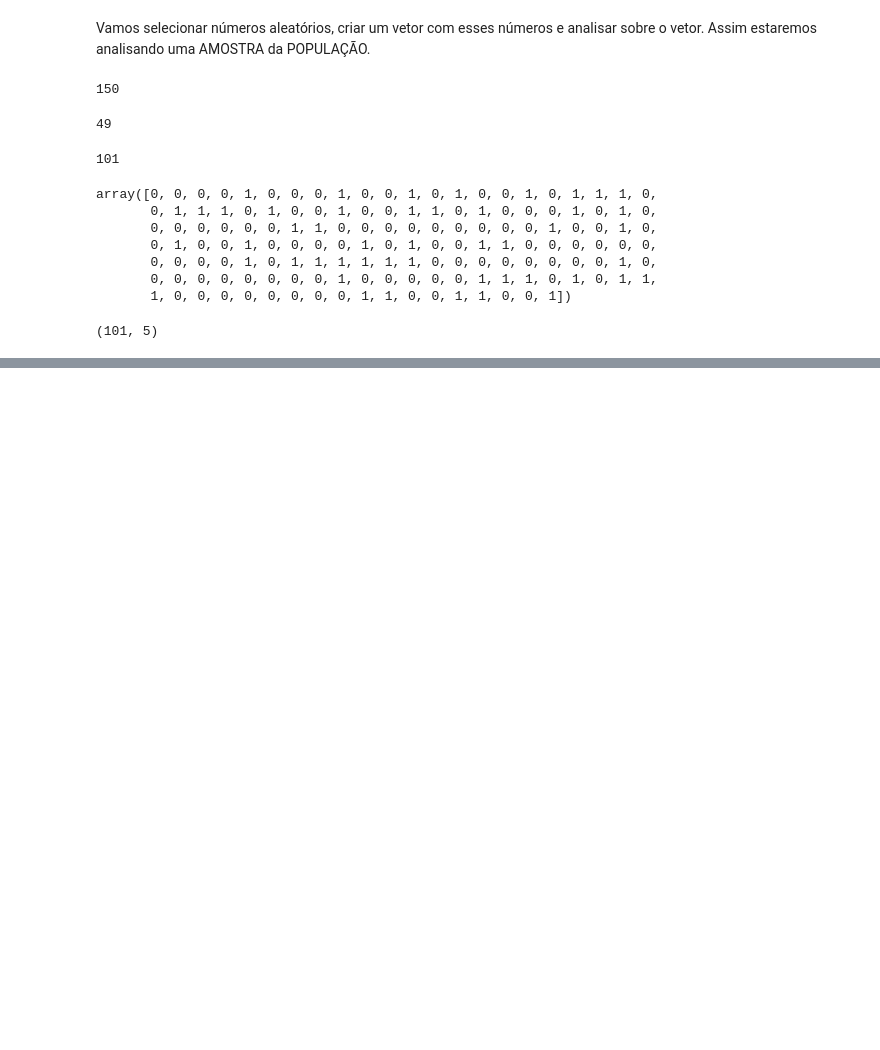
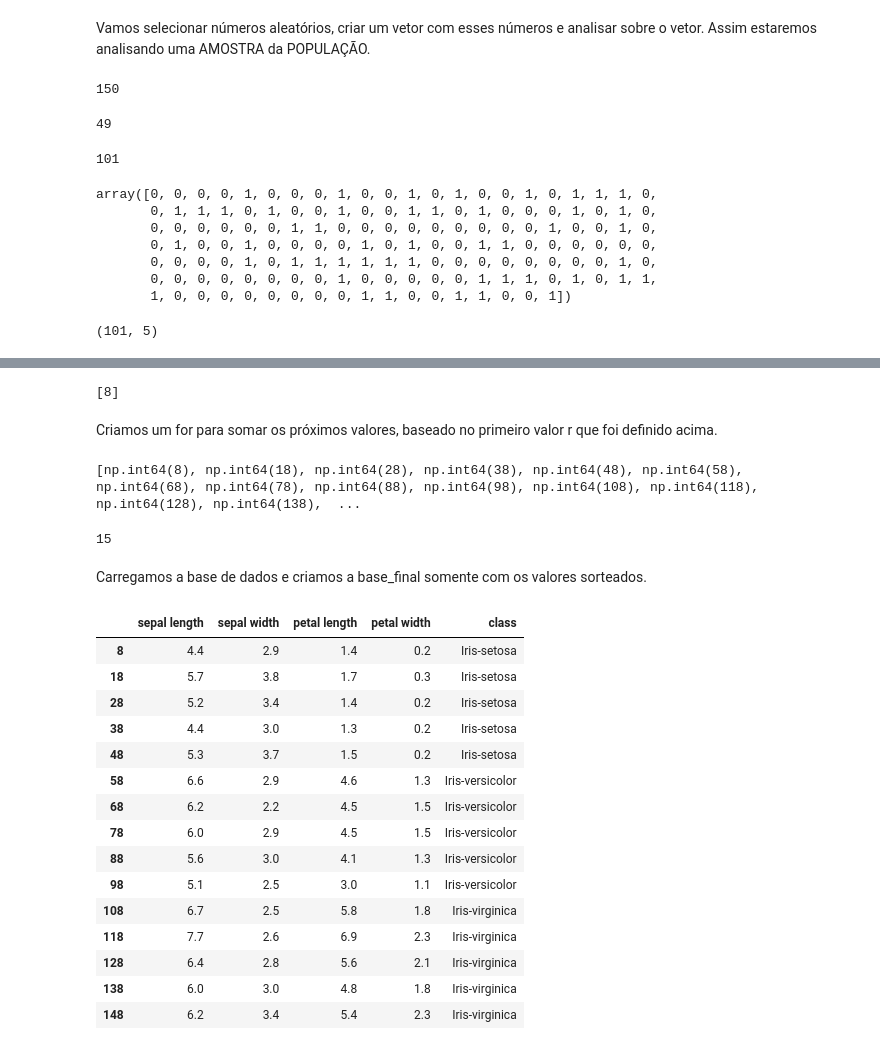
Before and after one commit to DiegoRCarvalho/analise-de-dados-python, a Jupyter notebook: analise_dados_python.ipynb, the cells around one changed output, grey strips where cells are left out. Drawn from its saved outputs; the diff is of its cells as text; code cells hidden in the pictures; blank space fills up the shorter version.

Commit message:
Amostragem Sistemática

```diff
--- a/analise_dados_python.ipynb
+++ b/analise_dados_python.ipynb
@@ -1850,0 +1862,5 @@ base_final.shape
+# %%
+populacao = 150
+amostra = 15
+k = ceil(populacao / amostra)
+print(k)
@@ -1850,0 +1871,44 @@ base_final.shape
+# %%
+r = np.random.randint(low = 1, high= k, size = 1)
+print(r)
+# %% [output]
+[8]
+# %% [markdown]
+Criamos um for para somar os próximos valores, baseado no primeiro valor r que foi definido acima.
+# %%
+acumulador = r[0]
+sorteados = []
+for i in range(amostra):
+    #print(acumulador)
+    sorteados.append(acumulador)
+    acumulador += k
+print(sorteados)
+# %% [output]
+[np.int64(8), np.int64(18), np.int64(28), np.int64(38), np.int64(48), np.int64(58), np.int64(68), np.int64(78), np.int64(88), np.int64(98), np.int64(108), np.int64(118), np.int64(128), np.int64(138),  ...
+# %%
+len(sorteados)
+# %% [output]
+15
+# %% [markdown]
+Carregamos a base de dados e criamos a base_final somente com os valores sorteados.
+# %%
+base = pd.read_csv('../iris.csv')
+base_final = base.loc[sorteados]
+base_final
+# %% [output]
+|  | sepal length | sepal width | petal length | petal width | class |
+| 8 | 4.4 | 2.9 | 1.4 | 0.2 | Iris-setosa |
+| 18 | 5.7 | 3.8 | 1.7 | 0.3 | Iris-setosa |
+| 28 | 5.2 | 3.4 | 1.4 | 0.2 | Iris-setosa |
+| 38 | 4.4 | 3.0 | 1.3 | 0.2 | Iris-setosa |
+| 48 | 5.3 | 3.7 | 1.5 | 0.2 | Iris-setosa |
+| 58 | 6.6 | 2.9 | 4.6 | 1.3 | Iris-versicolor |
+| 68 | 6.2 | 2.2 | 4.5 | 1.5 | Iris-versicolor |
+| 78 | 6.0 | 2.9 | 4.5 | 1.5 | Iris-versicolor |
+| 88 | 5.6 | 3.0 | 4.1 | 1.3 | Iris-versicolor |
+| 98 | 5.1 | 2.5 | 3.0 | 1.1 | Iris-versicolor |
+| 108 | 6.7 | 2.5 | 5.8 | 1.8 | Iris-virginica |
+| 118 | 7.7 | 2.6 | 6.9 | 2.3 | Iris-virginica |
+| 128 | 6.4 | 2.8 | 5.6 | 2.1 | Iris-virginica |
+| 138 | 6.0 | 3.0 | 4.8 | 1.8 | Iris-virginica |
+| 148 | 6.2 | 3.4 | 5.4 | 2.3 | Iris-virginica |
```
Also changed, not shown: parts of 6 cells of this notebook.
